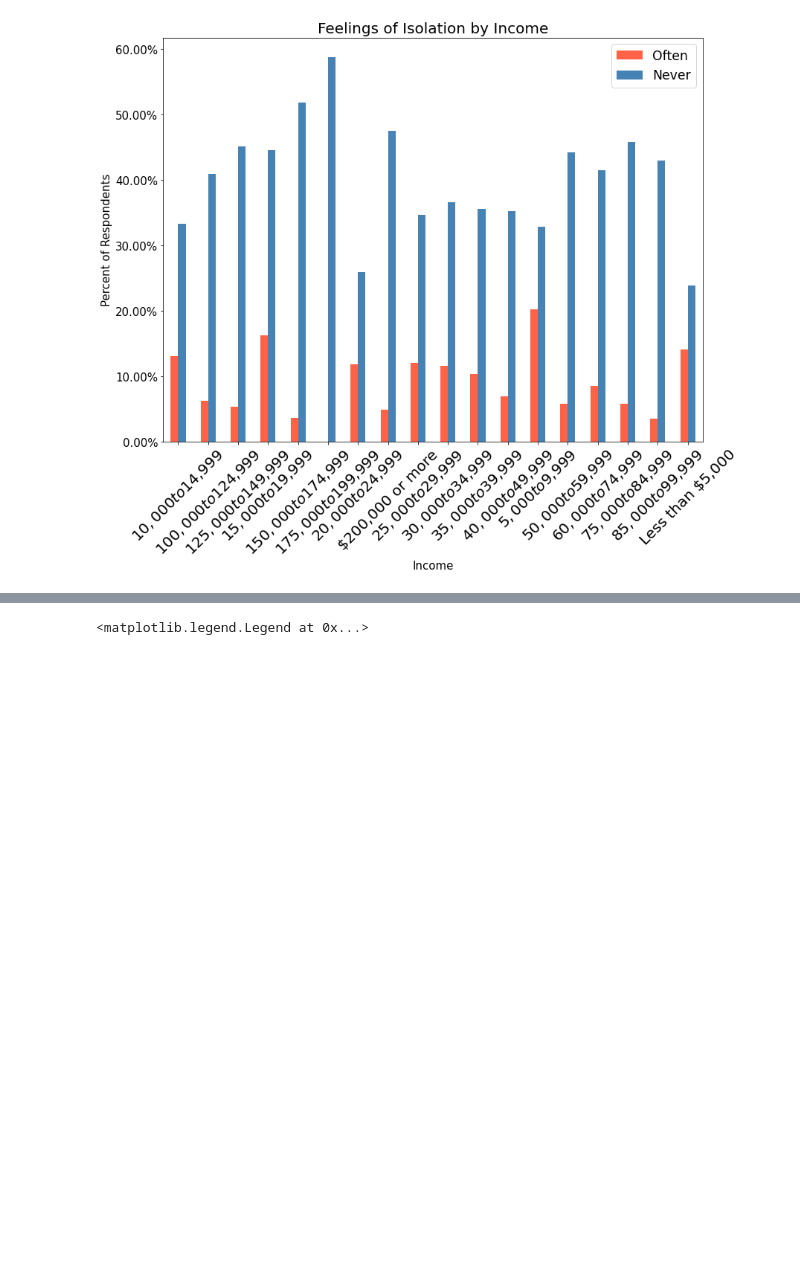
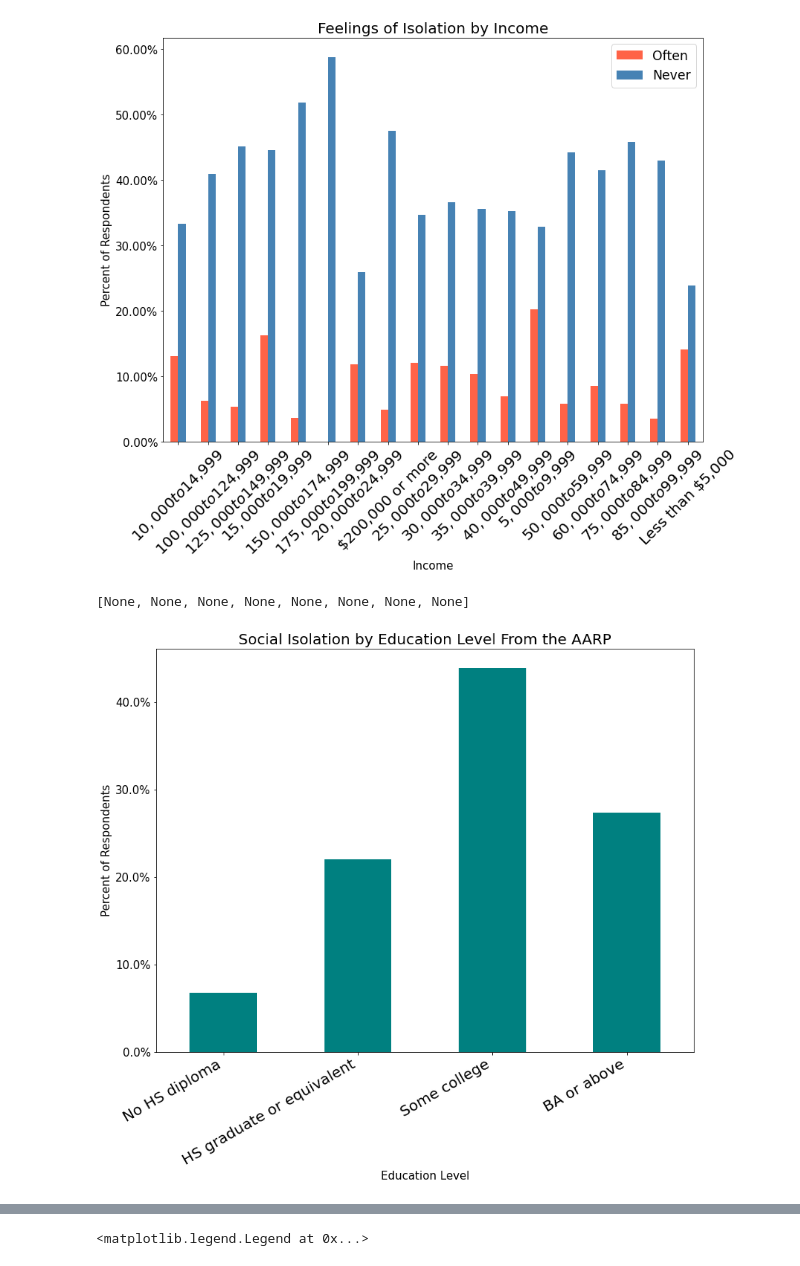
Before and after one commit to matthewasloan95/social-isolation-transportation, a Jupyter notebook: Cleaning-and-EDA.ipynb, the cells around one changed output, grey strips where cells are left out. Drawn from its saved outputs; the diff is of its cells as text; code cells hidden in the pictures; blank space fills up the shorter version.

Commit message:
finished graphs for AARP

```diff
--- a/Cleaning-and-EDA.ipynb
+++ b/Cleaning-and-EDA.ipynb
@@ -748,3 +748,19 @@ plt.legend(fontsize='xx-large')
 <matplotlib.legend.Legend at 0x...>
 <Figure size 1440x7200 with 0 Axes>
 [figure]
+# %%
+plt.figure(figsize=(20,100))
+ax = df_2018[df_2018['is_si']==1]['EDUC4'].value_counts(normalize=True)[[3,2,0,1]].plot.bar(figsize=(13,10),rot=0,color=['teal'])
+
+plt.title('Social Isolation by Education Level From the AARP', fontsize=20)
+plt.ylabel('Percent of Respondents',fontsize=15)
+plt.xlabel('Education Level',fontsize=15)
+ax.tick_params(axis='y',labelsize=15)
+ax.tick_params(axis='x', labelsize=20,rotation=30)
+ax.set_yticklabels(['{:,.1%}'.format(x) for x in ax.get_yticks()])
+#ax.set_xticklabels(['Under 5k','5-10k','10-15k','15-20k','20-25k','25-30k','30-35k','35-40k','40-50k','50-60k','60-75k','75-85k','85-100k','100-125k','125-150k','150-175k','175-200k','Over 200k'])
+#plt.figtext(0.07, -0.1,'**Data: AARP 2018 Home and Community Preferences Survey',fontsize=11)
+plt.setp(ax.xaxis.get_majorticklabels(), ha="right" )
+# %% [output]
+[None, None, None, None, None, None, None, None]
+[figure, added]
```
Also changed, not shown: parts of 5 cells of this notebook.
